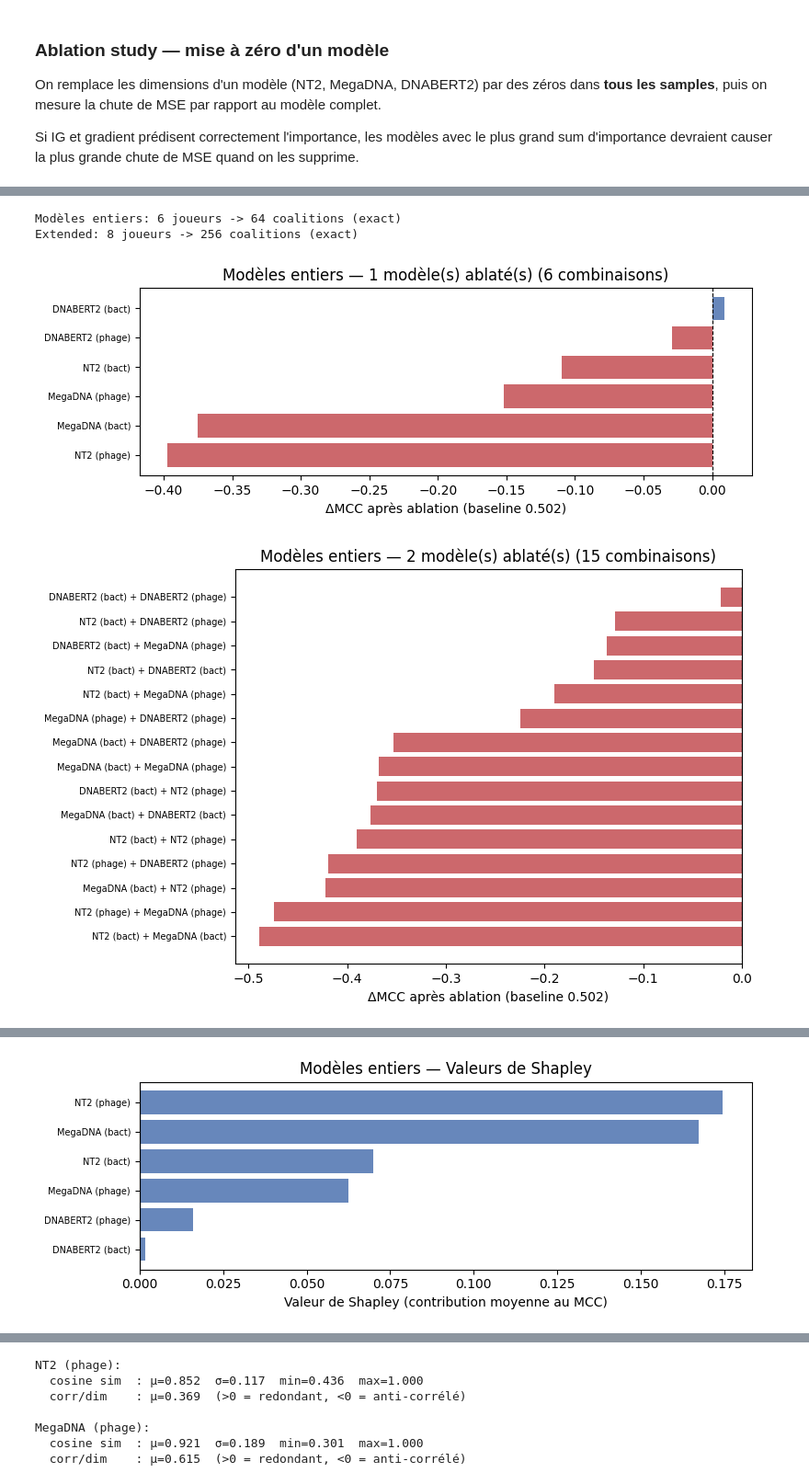
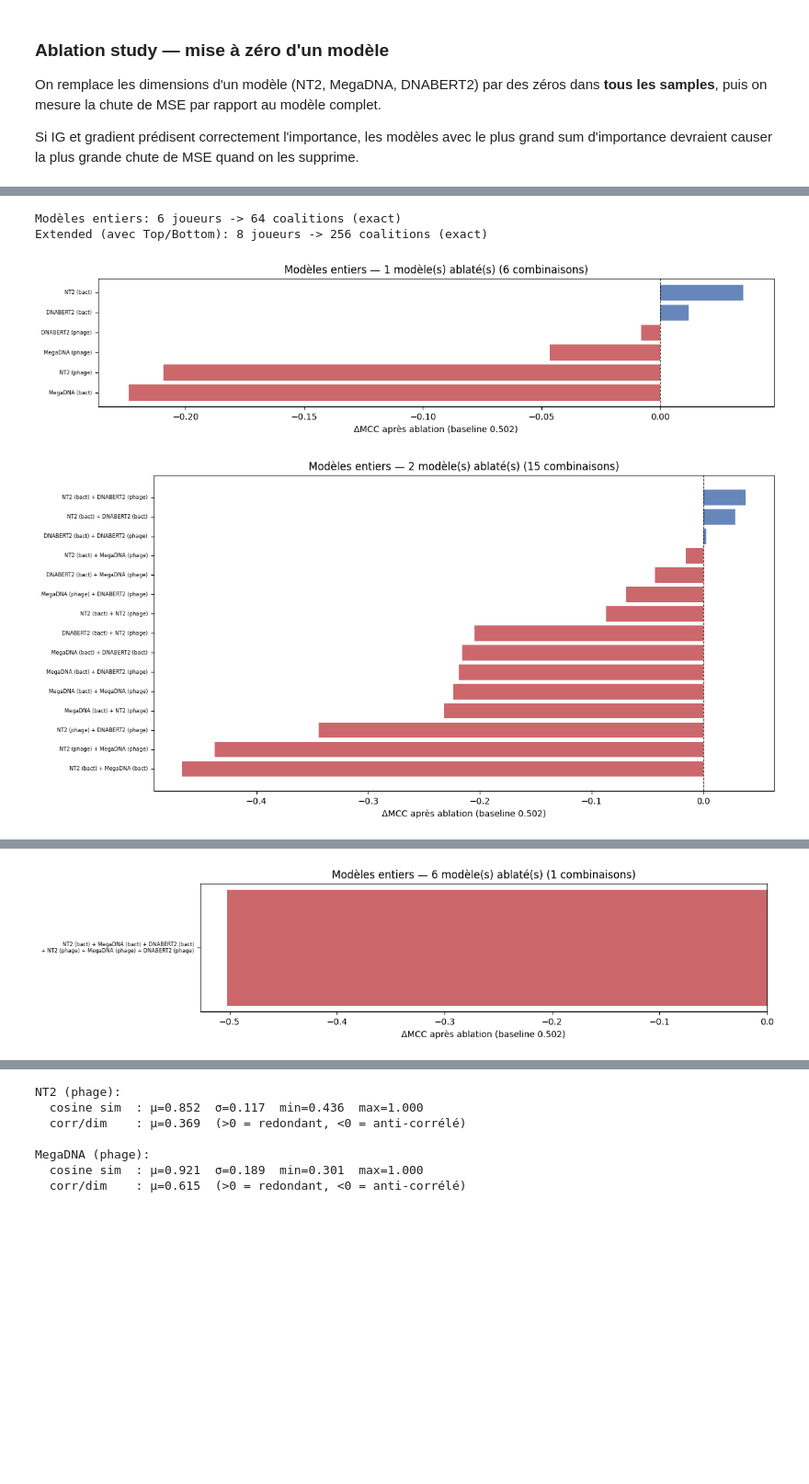
Before and after one commit to nathan-heig/FoundedPBI-code, a Jupyter notebook: analysis/model_importances_analysis.ipynb, the cells around one changed output, grey strips where cells are left out. Shown at 92% size. Saved outputs shown, nothing was run; the diff lists cells and outputs as text; code cells hidden in the pictures; blank space fills up the shorter version.

```diff
--- a/analysis/model_importances_analysis.ipynb
+++ b/analysis/model_importances_analysis.ipynb
@@ -295,7 +295,7 @@ class ModelInfo:
         self.model = model
         self.slice = slice
         self.side = side
-        self.ablation: dict = {}
+        self.result: dict = {}
 
     @property
     def embedding_size(self) -> int:
@@ -338,7 +338,7 @@ class TopBottomModelInfo:
         stop   = parent.slice.stop
         self.slice = part.choose(slice(start, middle), slice(middle, stop))
 
-        self.ablation: dict = {}
+        self.result: dict = {}
 
     @classmethod
     def from_parent(cls, parent: 'ModelInfo'):
@@ -787,8 +824,13 @@ print(f'MCC baseline: {baseline_mcc:.4f}')
 
 for info_dict in [bact_info, phage_info, topbottom_bact_info, topbottom_phage_info]:
     for name, info in info_dict.items():
-        dp, dm, dmcc = get_metrics(dataset, swap_embeddings(dataset, [info]))
-        info.ablation = {'dprob': dp, 'dmse': dm, 'dmcc': dmcc}
-        print(f"{info.name()} — ΔMCC: {dmcc:+.4f}  ΔMSE: {dm:+.4f}")
+        dp, dm, dmcc = get_metrics(dataset, zero_embeddings(dataset, [info]))
+        dpS, dmS, dmccS = get_metrics(dataset, median_embeddings(dataset, [info]))
+        info.result['ablation'] = {
+            'zero': {'dprob': dp,  'dmse': dm,  'dmcc': dmcc},
+            'median': {'dprob': dpS, 'dmse': dmS, 'dmcc': dmccS},
+        }
+        print(f"{info.name()} zero   — ΔMCC: {dmcc:+.4f}  ΔMSE: {dm:+.4f}")
+        print(f"{info.name()} median — ΔMCC: {dmccS:+.4f}  ΔMSE: {dmS:+.4f}\n")
 # %% [output]
 MCC baseline: 0.5022
@@ -806,7 +854,7 @@ MegaDNA (phage) (bottom splitted) — ΔMCC: -0.0572  ΔMSE: +0.0061
 matrix_dmcc = np.zeros((len(bact_info), len(phage_info)))
 for i, b_info in enumerate(bact_info.values()):
     for j, p_info in enumerate(phage_info.values()):
-        mccs = [run_swap_embeddings(dataset, [b_info, p_info])]
+        mccs = [run_median_embeddings(dataset, [b_info, p_info])]
         matrix_dmcc[i, j] = np.mean(mccs) - baseline_mcc
 
 xlabels = [info.name() for info in phage_info.values()]
@@ -828,7 +876,7 @@ for ax, info_dict in zip(axes, base_infos):
     for i in range(n):
         for j in range(i, n):
             to_perturb = [infos[i]] if i == j else [infos[i], infos[j]]
-            results    = [run_swap_embeddings(dataset, to_perturb)]
+            results    = [run_median_embeddings(dataset, to_perturb)]
             matrix[i, j] = matrix[j, i] = np.mean(results) - baseline_mcc
     labels = [info.name() for info in infos]
     side_name = infos[0].side.name
@@ -849,7 +897,7 @@ plt.tight_layout(); plt.show()
 import shapiq
 from itertools import combinations
 
-MAX_K = 4
+MAX_K = 6
 
 def make_game(infos):
     """Renvoie une fonction shapiq: (M, N) bool -> (M,) floats."""
@@ -858,13 +906,13 @@ def make_game(infos):
         out = np.empty(len(coalitions), dtype=float)
         for k, coal in enumerate(coalitions):
             to_zero = [infos[i] for i in range(N) if not coal[i]]
-            out[k] = run_swap_embeddings(dataset, to_zero)
+            out[k] = run_median_embeddings(dataset, to_zero)
         return out
     return game_fun
 
 configs = [
     ('Modèles entiers', list(bact_info.values()) + list(phage_info.values())),
-    ('Extended',        [info for d in extended_infos for info in d.values()]),
+    ('Extended (avec Top/Bottom)', [info for d in extended_infos for info in d.values()]),
 ]
 
 results = {}
@@ -873,12 +921,11 @@ for title, infos in configs:
     print(f'{title}: {N} joueurs -> {2**N} coalitions (exact)')
     game = make_game(infos)
     computer = shapiq.ExactComputer(game=game, n_players=N)
-    results[title] = dict(
-        infos   = infos,
-        game    = game,
-        moebius = computer(index='Moebius', order=MAX_K),
-        sv      = computer(index='SV',      order=1),
-    )
+    sv      = computer(index='SV',      order=1)
+    moebius = computer(index='Moebius', order=MAX_K)
+    for i, info in enumerate(infos):
+        info.result.setdefault('sv', {})[title] = float(sv[(i,)])
+    results[title] = dict(infos=infos, game=game, moebius=moebius, sv=sv)
 
 def plot_results(title, infos, game, moebius, sv):
     N = len(infos)
@@ -890,18 +937,35 @@ def plot_results(title, infos, game, moebius, sv):
         for r, S in enumerate(all_ablated):
             coals[r, list(S)] = False
         deltas = game(coals) - baseline_mcc
+        total_combos = len(all_ablated)
+
+        # Cap : ne garder que les K combos les plus extrêmes par |ΔMCC|
+        MAX_COMBOS = 20
+        if total_combos > MAX_COMBOS:
+            top_idx     = np.argsort(np.abs(deltas))[:MAX_COMBOS]
+            deltas      = deltas[top_idx]
+            all_ablated = [all_ablated[j] for j in top_idx]
+
         order = np.argsort(deltas)
-        lbls = [' + '.join(short[i] for i in all_ablated[o]) for o in order]
+        # Wrap labels: max 3 modèles par ligne
+        def _wrap(combo, per_line=3):
+            names  = [short[j] for j in combo]
+            chunks = [' + '.join(names[k:k+per_line]) for k in range(0, len(names), per_line)]
+            return '\n+ '.join(chunks)
+        lbls = [_wrap(all_ablated[o]) for o in order]
         vs   = deltas[order]
 
-        fig, ax = plt.subplots(figsize=(8, max(3, len(all_ablated) * 0.35)))
+        # Hauteur constante par barre, indépendante du wrapping des labels
+        BAR_H = 0.4
+        fig, ax = plt.subplots(figsize=(12, max(3, len(all_ablated) * BAR_H)))
         ax.barh(range(len(all_ablated)), vs,
                 color=['#c44e52' if v < 0 else '#4c72b0' for v in vs], alpha=0.85)
         ax.axvline(0, color='black', ls='--', lw=0.8)
         ax.set_yticks(range(len(all_ablated)))
-        ax.set_yticklabels(lbls, fontsize=7)
+        ax.set_yticklabels(lbls, fontsize=6, va='center')
         ax.set_xlabel(f'ΔMCC après ablation (baseline {baseline_mcc:.3f})')
-        ax.set_title(f'{title} — {size} modèle(s) ablaté(s) ({len(all_ablated)} combinaisons)')
+        trunc_note = f' [top {MAX_COMBOS} de {total_combos}]' if total_combos > MAX_COMBOS else ''
+        ax.set_title(f'{title} — {size} modèle(s) ablaté(s) ({total_combos} combinaisons){trunc_note}')
         plt.tight_layout(); plt.show()
 
 
@@ -913,33 +977,33 @@ def plot_results(title, infos, game, moebius, sv):
     off_diag = np.abs(I2[np.triu_indices(N, k=1)])
     vmax = (np.sort(off_diag)[-2] if len(off_diag) >= 2 else off_diag.max()) or 1
     im = ax.imshow(I2, cmap='RdBu_r', vmin=-vmax, vmax=vmax)
     ax.set_xticks(range(N)); ax.set_xticklabels(short, rotation=45, ha='right', fontsize=7)
     ax.set_yticks(range(N)); ax.set_yticklabels(short, fontsize=7)
     for i in range(N):
         for j in range(N):
             if i != j:
                 ax.text(j, i, f'{I2[i,j]:+.3f}', ha='center', va='center', fontsize=6)
     plt.colorbar(im, ax=ax, label='+ synergie  |  - redondance')
     ax.set_title(f'{title} — Interaction Möbius (ordre 2)')
     plt.tight_layout(); plt.show()
 
     phi = np.array([sv[(i,)] for i in range(N)])
     order = np.argsort(phi)
     fig, ax = plt.subplots(figsize=(8, max(3, N * 0.35)))
     ax.barh(range(N), phi[order],
             color=['#c44e52' if p < 0 else '#4c72b0' for p in phi[order]], alpha=0.85)
     ax.axvline(0, color='black', lw=0.8)
     ax.set_yticks(range(N))
     ax.set_yticklabels([short[i] for i in order], fontsize=7)
     ax.set_xlabel('Valeur de Shapley (contribution moyenne au MCC)')
     ax.set_title(f'{title} — Valeurs de Shapley')
     plt.tight_layout(); plt.show()
 
 
 for title, res in results.items():
     plot_results(title, **res)
 # %% [output]
 Modèles entiers: 6 joueurs -> 64 coalitions (exact)
-Extended: 8 joueurs -> 256 coalitions (exact)
+Extended (avec Top/Bottom): 8 joueurs -> 256 coalitions (exact)
-[figure, old version]
+[figure, new version]
-[figure, old version]
+[figure, new version]
@@ -949 +1013 @@ Extended: 8 joueurs -> 256 coalitions (exact)
-[figure, old version]
+[figure, new version]
```
Also changed, not shown: parts of 16 cells of this notebook.
